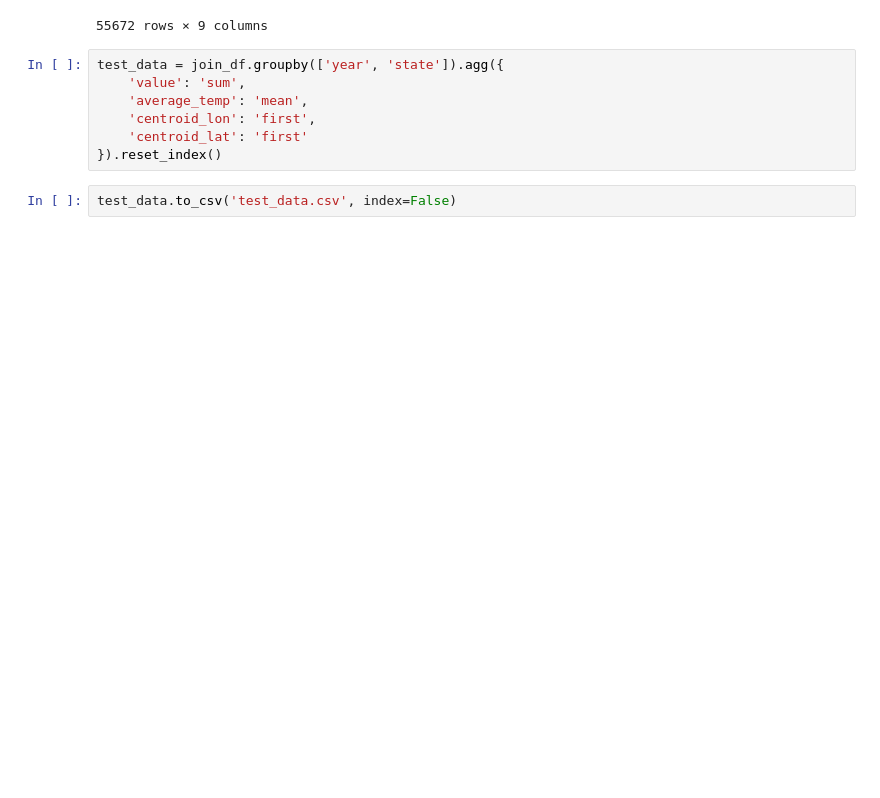
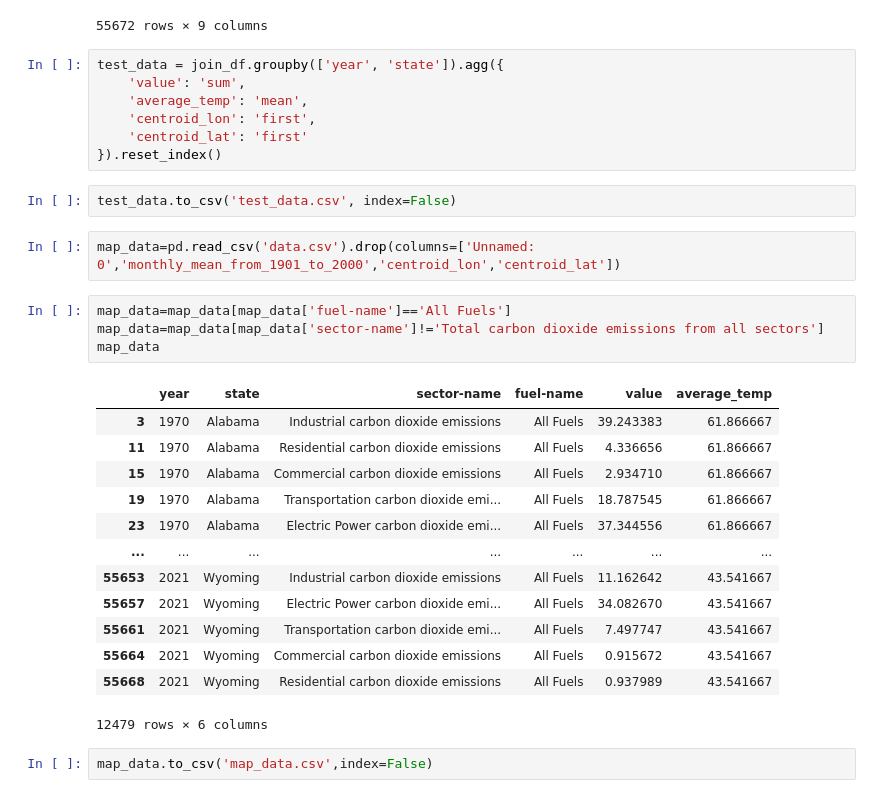
Before and after one commit to gkao25/dsc106-final-project, a Jupyter notebook: data/data.ipynb, the cells around one changed output. Saved outputs shown, nothing was run; the diff lists cells and outputs as text; blank space fills up the shorter version.

```diff
--- a/data/data.ipynb
+++ b/data/data.ipynb
@@ -131,3 +131,25 @@ test_data = join_df.groupby(['year', 'state']).agg({
 }).reset_index()
 # %%
 test_data.to_csv('test_data.csv', index=False)
+# %%
+map_data=pd.read_csv('data.csv').drop(columns=['Unnamed: 0','monthly_mean_from_1901_to_2000','centroid_lon','centroid_lat'])
+# %%
+map_data=map_data[map_data['fuel-name']=='All Fuels']
+map_data=map_data[map_data['sector-name']!='Total carbon dioxide emissions from all sectors']
+map_data
+# %% [output]
+|  | year | state | sector-name | fuel-name | value | average_temp |
+| 3 | 1970 | Alabama | Industrial carbon dioxide emissions | All Fuels | 39.243383 | 61.866667 |
+| 11 | 1970 | Alabama | Residential carbon dioxide emissions | All Fuels | 4.336656 | 61.866667 |
+| 15 | 1970 | Alabama | Commercial carbon dioxide emissions | All Fuels | 2.934710 | 61.866667 |
+| 19 | 1970 | Alabama | Transportation carbon dioxide emi... | All Fuels | 18.787545 | 61.866667 |
+| 23 | 1970 | Alabama | Electric Power carbon dioxide emi... | All Fuels | 37.344556 | 61.866667 |
+| ... | ... | ... | ... | ... | ... | ... |
+| 55653 | 2021 | Wyoming | Industrial carbon dioxide emissions | All Fuels | 11.162642 | 43.541667 |
+| 55657 | 2021 | Wyoming | Electric Power carbon dioxide emi... | All Fuels | 34.082670 | 43.541667 |
+| 55661 | 2021 | Wyoming | Transportation carbon dioxide emi... | All Fuels | 7.497747 | 43.541667 |
+| 55664 | 2021 | Wyoming | Commercial carbon dioxide emissions | All Fuels | 0.915672 | 43.541667 |
+| 55668 | 2021 | Wyoming | Residential carbon dioxide emissions | All Fuels | 0.937989 | 43.541667 |
+12479 rows × 6 columns
+# %%
+map_data.to_csv('map_data.csv',index=False)
```
Also changed, not shown: parts of 1 cell of this notebook, 4 other files.
